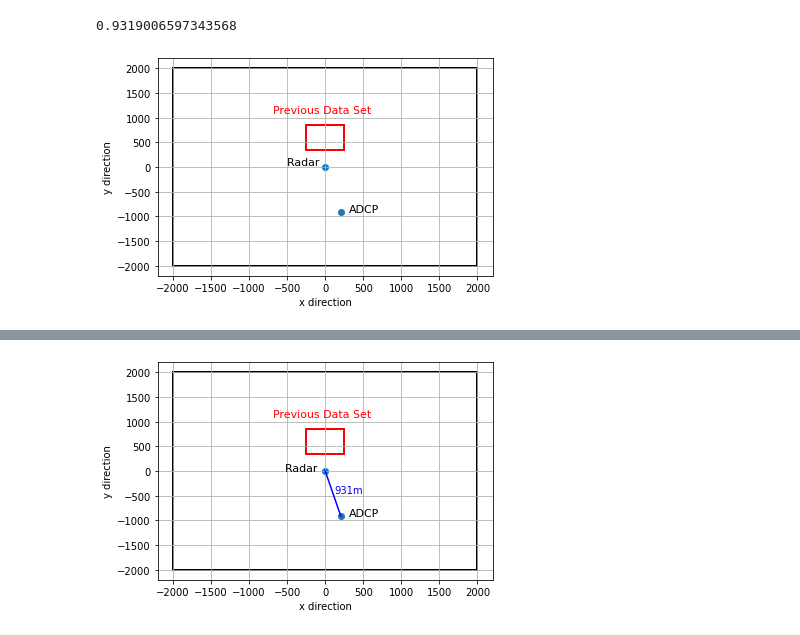
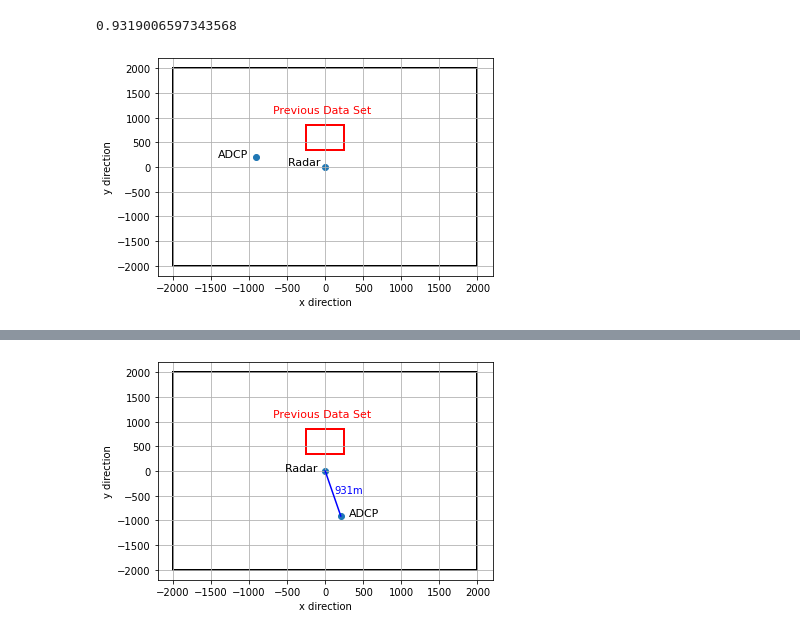
Before and after one commit to joeyanderson1/4th-Year-Thesis, a Jupyter notebook: ADCP Data.ipynb, the cells around one changed output, grey strips where cells are left out. Saved outputs shown, nothing was run; the diff lists cells and outputs as text; code cells hidden in the pictures.

```diff
--- a/ADCP Data.ipynb
+++ b/ADCP Data.ipynb
@@ -184,32 +186,32 @@ def mean(x):
     return np.sum(x)/len(x)
 # %%
 # Create scatter plot
-plt.scatter(x=np.array([radar_0_lat, adcp_lat_m]), y=np.array([radar_0_long, -adcp_long_m]))
+plt.scatter(x=np.array([radar_0_long, -adcp_long_m]), y=np.array([radar_0_lat, adcp_lat_m]))
 
 # Label each point with an offset
-plt.text(radar_lat -55 , radar_long , 'Radar ', fontsize=11, ha='right')
-plt.text(adcp_lat_m + 500, -adcp_long_m , 'ADCP', fontsize=11, ha='right')
+plt.text(radar_long  -55 ,radar_lat, 'Radar ', fontsize=11, ha='right')
+plt.text(-adcp_long_m - 100, adcp_lat_m , 'ADCP', fontsize=11, ha='right')
 
 plt.grid(True)
 
 square_side = 4000
 square_center = (0, 0)
 square = patches.Rectangle((square_center[0] - square_side / 2, square_center[1] - square_side / 2),
                            square_side, square_side, linewidth=1, edgecolor='black',  facecolor='none', lw = "2")
 plt.gca().add_patch(square)
 
 square_side = np.max(x) - x[0]
 square_center = (mean(x), mean(y))
 square = patches.Rectangle((square_center[0] - square_side / 2, square_center[1] - square_side / 2),
                            square_side, square_side, linewidth=1, edgecolor='red',  facecolor='none', lw = "2")
 plt.gca().add_patch(square)
 
 plt.text(600 , 1100 , 'Previous Data Set', fontsize=11, ha='right', color ='red')
 
 
 plt.xlabel("x direction")
 plt.ylabel("y direction")
 # Show the plot
 plt.show()
 # %% [output]
-[figure, old version]
+[figure, new version]
```
Also changed, not shown: parts of 8 cells of this notebook.
